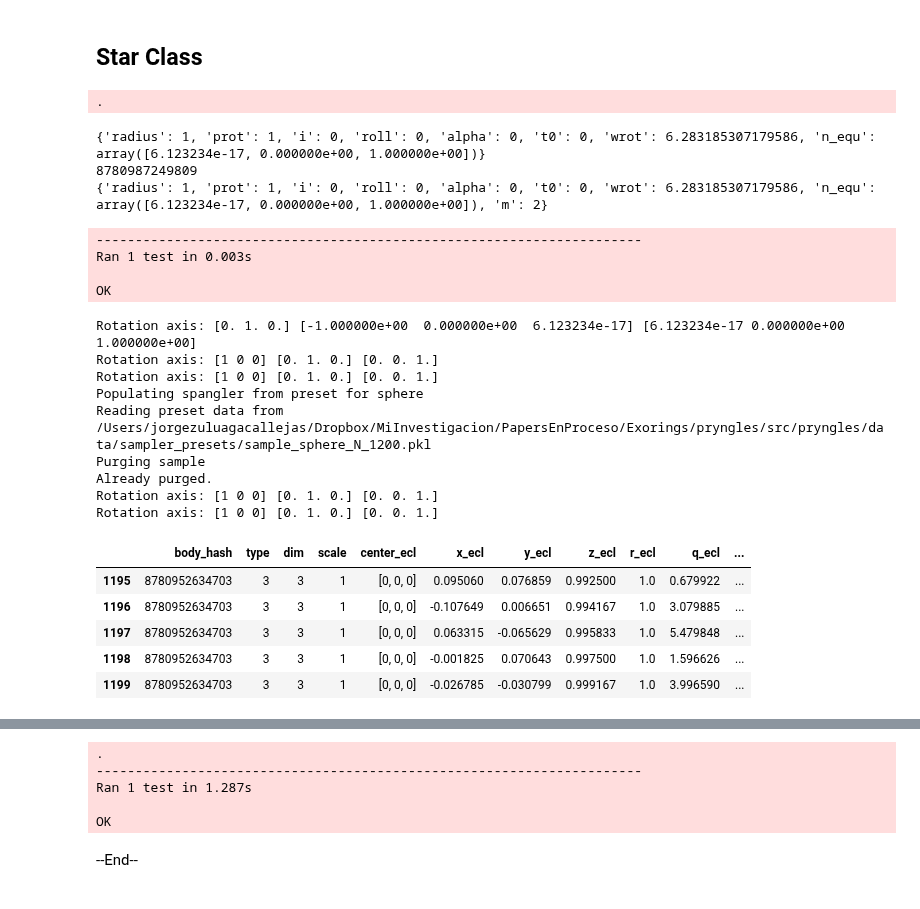
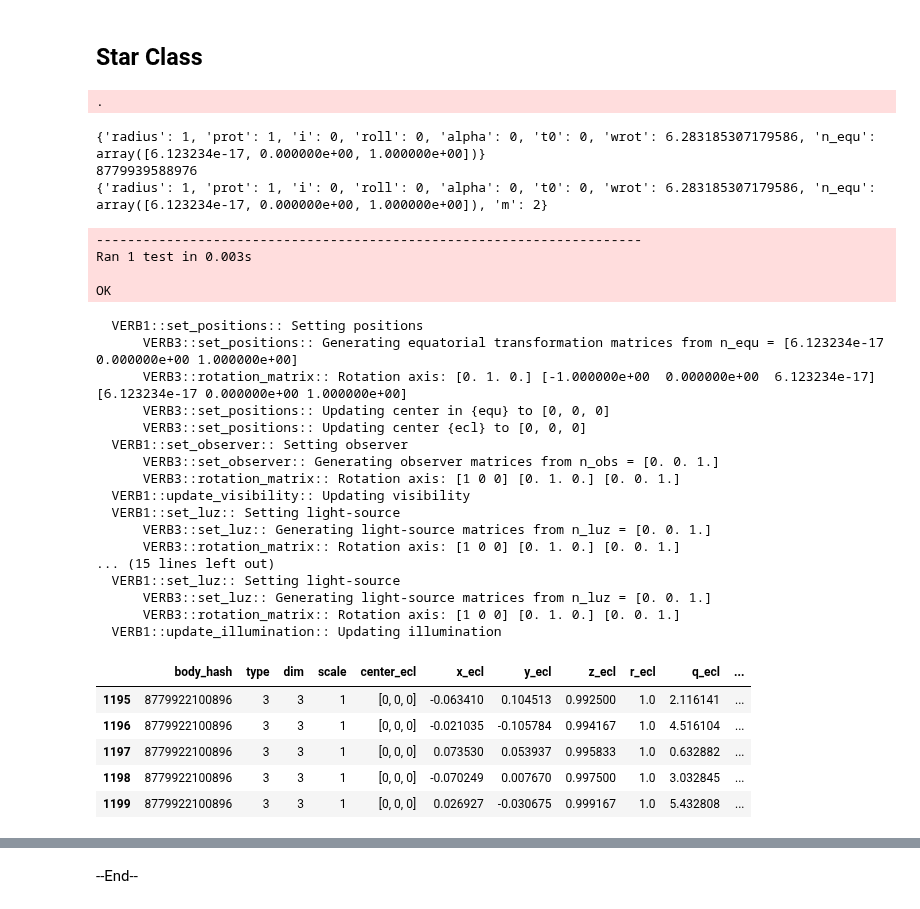
Before and after one commit to seap-udea/pryngles, a Jupyter notebook: dev/pryngles-star.ipynb, the cells around one changed output, grey strips where cells are left out. Drawn from its saved outputs; the diff is of its cells as text; code cells hidden in the pictures.

```diff
--- a/dev/pryngles-star.ipynb
+++ b/dev/pryngles-star.ipynb
@@ -43,7 +43,10 @@ class Star(Body):
 
         primary: Class Body, default = None:
             Object in the center of the orbit of the star for specification purposes.
+
             If None the object is the center of the orbit specification for other objects.
+
+            Object primary for a star should be another star.
 
         orbit:
 
@@ -75,15 +78,14 @@ class Star(Body):
 
         optics:
 
+            nspangles: int, default = 1000:
+                Number of spangles on which the star will be discretized.
+
             limb_coeffs: list [adimensional], default = []
                 List of limb darkening fit coefficients.  See Science.calc_limbdarkening.
 
                 Models in: https://pages.jh.edu/~dsing3/David_Sing/Limb_Darkening.html
                 Coefficients available at: https://pages.jh.edu/~dsing3/LDfiles/LDCs.CoRot.Table1.txt
-
-            nspangles: int, default = 1000:
-
-                Number of spangles on which the star will be discretized.
 
     Derived attributes:
 
@@ -133,11 +135,14 @@ class Star(Body):
         #Rotational angular velocity
         self.physics.wrot=2*np.pi/self.physics.prot
 
-        #Rotation axis:
+        #Rotation axis
         self.physics.n_equ=sci.cartesian([1,self.physics.roll,90*Consts.deg-self.physics.i])
 # %%
 if IN_JUPYTER:
     def test_star(self):
+
+        Verbose.VERBOSITY=VERB_ALL
+
         S=Star()
         print(S.physics)
         print(S.hash)
@@ -154,20 +159,22 @@ if IN_JUPYTER:
         #Check exception: primary could not be different from None or Body
         self.assertRaises(AssertionError,lambda:Star(primary="Nada"))
 
+        Verbose.VERBOSITY=VERB_NONE
+
     class Test(unittest.TestCase):pass
     Test.test_star=test_star
     unittest.main(argv=['first-arg-is-ignored'],exit=False)
 # %% [output]
 .
 {'radius': 1, 'prot': 1, 'i': 0, 'roll': 0, 'alpha': 0, 't0': 0, 'wrot': 6.283185307179586, 'n_equ': array([6.123234e-17, 0.000000e+00, 1.000000e+00])}
-8780987249809
+8779939588976
 {'radius': 1, 'prot': 1, 'i': 0, 'roll': 0, 'alpha': 0, 't0': 0, 'wrot': 6.283185307179586, 'n_equ': array([6.123234e-17, 0.000000e+00, 1.000000e+00]), 'm': 2}
 ----------------------------------------------------------------------
 Ran 1 test in 0.003s
 
 OK
 # %%
-def spangle_body(self,seed=0):
+def spangle_body(self,seed=0,preset=False):
     """
     Spangle the surface of the star
     """
@@ -188,41 +195,49 @@ def spangle_body(self,seed=0):
         scale=self.physics.radius,
         seed=seed,
         geometry="sphere",
-        preset=True
+        preset=preset
     )
 
 Star.spangle_body=spangle_body
 # %%
 if IN_JUPYTER:
     def test_sp(self):
 
-        Verbose.VERBOSITY=1
+        Verbose.VERBOSITY=VERB_ALL
 
         S=Star(optics=dict(nspangles=1270))
-        S.spangle_body()
+        S.spangle_body(preset=True)
         print_df(S.sp.data.tail())
         S.sp.plot3d()
 
-        Verbose.VERBOSITY=0
+        Verbose.VERBOSITY=VERB_NONE
 
     class Test(unittest.TestCase):pass
     Test.test_sp=test_sp
     unittest.main(argv=['first-arg-is-ignored'],exit=False)
 # %% [output]
-Rotation axis: [0. 1. 0.] [-1.000000e+00  0.000000e+00  6.123234e-17] [6.123234e-17 0.000000e+00 1.000000e+00]
-Rotation axis: [1 0 0] [0. 1. 0.] [0. 0. 1.]
-Rotation axis: [1 0 0] [0. 1. 0.] [0. 0. 1.]
-Populating spangler from preset for sphere
-Reading preset data from /Users/jorgezuluagacallejas/Dropbox/MiInvestigacion/PapersEnProceso/Exorings/pryngles/src/pryngles/data/sampler_presets/sample_sphere_N_1200.pkl
-Purging sample
-Already purged.
-Rotation axis: [1 0 0] [0. 1. 0.] [0. 0. 1.]
-Rotation axis: [1 0 0] [0. 1. 0.] [0. 0. 1.]
+  VERB1::set_positions:: Setting positions
+      VERB3::set_positions:: Generating equatorial transformation matrices from n_equ = [6.123234e-17 0.000000e+00 1.000000e+00]
+      VERB3::rotation_matrix:: Rotation axis: [0. 1. 0.] [-1.000000e+00  0.000000e+00  6.123234e-17] [6.123234e-17 0.000000e+00 1.000000e+00]
+      VERB3::set_positions:: Updating center in {equ} to [0, 0, 0]
+      VERB3::set_positions:: Updating center {ecl} to [0, 0, 0]
+  VERB1::set_observer:: Setting observer
+      VERB3::set_observer:: Generating observer matrices from n_obs = [0. 0. 1.]
+      VERB3::rotation_matrix:: Rotation axis: [1 0 0] [0. 1. 0.] [0. 0. 1.]
+  VERB1::update_visibility:: Updating visibility
+  VERB1::set_luz:: Setting light-source
+      VERB3::set_luz:: Generating light-source matrices from n_luz = [0. 0. 1.]
+      VERB3::rotation_matrix:: Rotation axis: [1 0 0] [0. 1. 0.] [0. 0. 1.]
+... (15 lines left out)
+  VERB1::set_luz:: Setting light-source
+      VERB3::set_luz:: Generating light-source matrices from n_luz = [0. 0. 1.]
+      VERB3::rotation_matrix:: Rotation axis: [1 0 0] [0. 1. 0.] [0. 0. 1.]
+  VERB1::update_illumination:: Updating illumination
 |  | body_hash | type | dim | scale | center_ecl | x_ecl | y_ecl | z_ecl | r_ecl | q_ecl | ... |
-| 1195 | 8780952634703 | 3 | 3 | 1 | [0, 0, 0] | 0.095060 | 0.076859 | 0.992500 | 1.0 | 0.679922 | ... |
-| 1196 | 8780952634703 | 3 | 3 | 1 | [0, 0, 0] | -0.107649 | 0.006651 | 0.994167 | 1.0 | 3.079885 | ... |
-| 1197 | 8780952634703 | 3 | 3 | 1 | [0, 0, 0] | 0.063315 | -0.065629 | 0.995833 | 1.0 | 5.479848 | ... |
-| 1198 | 8780952634703 | 3 | 3 | 1 | [0, 0, 0] | -0.001825 | 0.070643 | 0.997500 | 1.0 | 1.596626 | ... |
-| 1199 | 8780952634703 | 3 | 3 | 1 | [0, 0, 0] | -0.026785 | -0.030799 | 0.999167 | 1.0 | 3.996590 | ... |
+| 1195 | 8779922100896 | 3 | 3 | 1 | [0, 0, 0] | -0.063410 | 0.104513 | 0.992500 | 1.0 | 2.116141 | ... |
+| 1196 | 8779922100896 | 3 | 3 | 1 | [0, 0, 0] | -0.021035 | -0.105784 | 0.994167 | 1.0 | 4.516104 | ... |
+| 1197 | 8779922100896 | 3 | 3 | 1 | [0, 0, 0] | 0.073530 | 0.053937 | 0.995833 | 1.0 | 0.632882 | ... |
+| 1198 | 8779922100896 | 3 | 3 | 1 | [0, 0, 0] | -0.070249 | 0.007670 | 0.997500 | 1.0 | 3.032845 | ... |
+| 1199 | 8779922100896 | 3 | 3 | 1 | [0, 0, 0] | 0.026927 | -0.030675 | 0.999167 | 1.0 | 5.432808 | ... |
 [interactive output not drawn]
 [interactive output not drawn]
@@ -246,7 +249,2 @@ Rotation axis: [1 0 0] [0. 1. 0.] [0. 0. 1.]
-.
-----------------------------------------------------------------------
-Ran 1 test in 1.287s
-
-OK
 # %% [markdown]
 --End--
```
Also changed, not shown: parts of 1 cell of this notebook, 15 other files.
